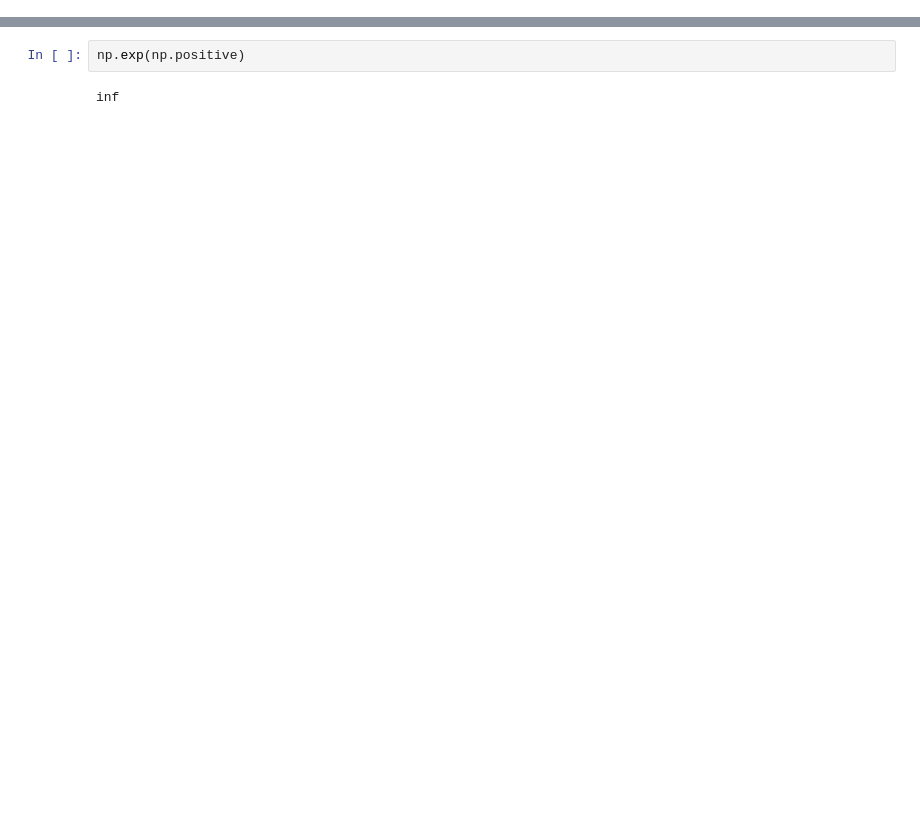
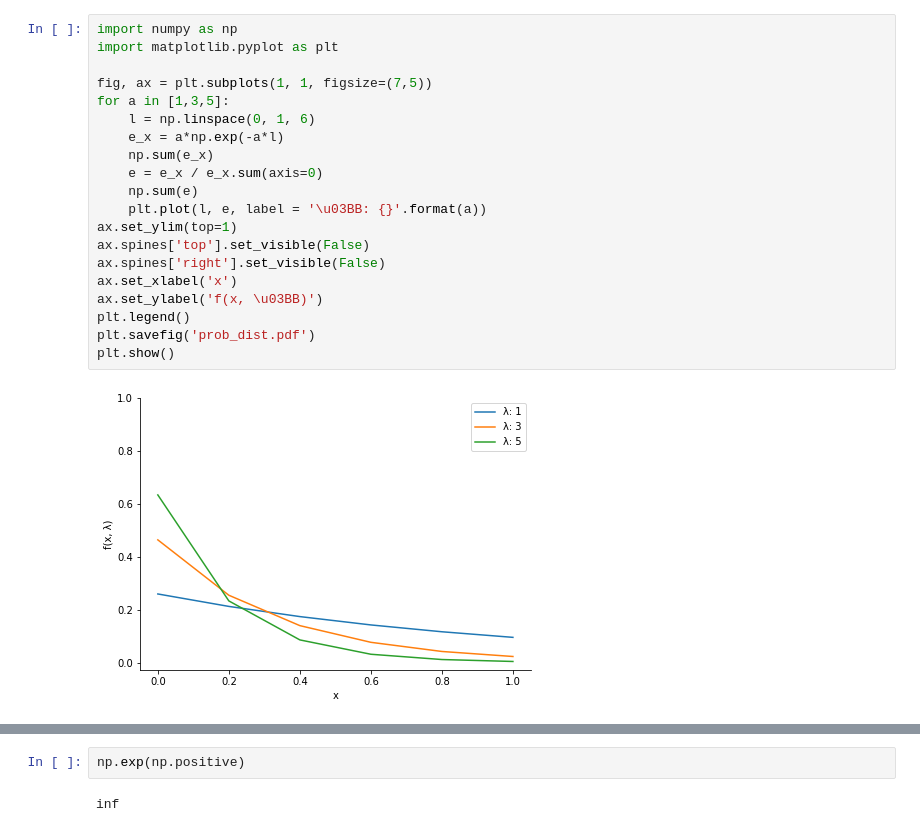
Before and after one commit to acarerdinc/ordinally-constrained-distillation, a Jupyter notebook: analysis.ipynb, the cells around one changed output, grey strips where cells are left out. Drawn from its saved outputs; the diff is of its cells as text; blank space fills up the shorter version.

```diff
--- a/analysis.ipynb
+++ b/analysis.ipynb
@@ -1,3 +1,25 @@
+# %%
+import numpy as np
+import matplotlib.pyplot as plt
+
+fig, ax = plt.subplots(1, 1, figsize=(7,5))
+for a in [1,3,5]:
+    l = np.linspace(0, 1, 6)
+    e_x = a*np.exp(-a*l)
+    np.sum(e_x)
+    e = e_x / e_x.sum(axis=0)
+    np.sum(e)
+    plt.plot(l, e, label = '\u03BB: {}'.format(a))
+ax.set_ylim(top=1)
+ax.spines['top'].set_visible(False)
+ax.spines['right'].set_visible(False)
+ax.set_xlabel('x')
+ax.set_ylabel('f(x, \u03BB)')
+plt.legend()
+plt.savefig('prob_dist.pdf')
+plt.show()
+# %% [output]
+[figure, added]
 # %%
 import numpy as np
 import matplotlib.pyplot as plt
```
Also changed, not shown: parts of 2 cells of this notebook, 2 other files.
